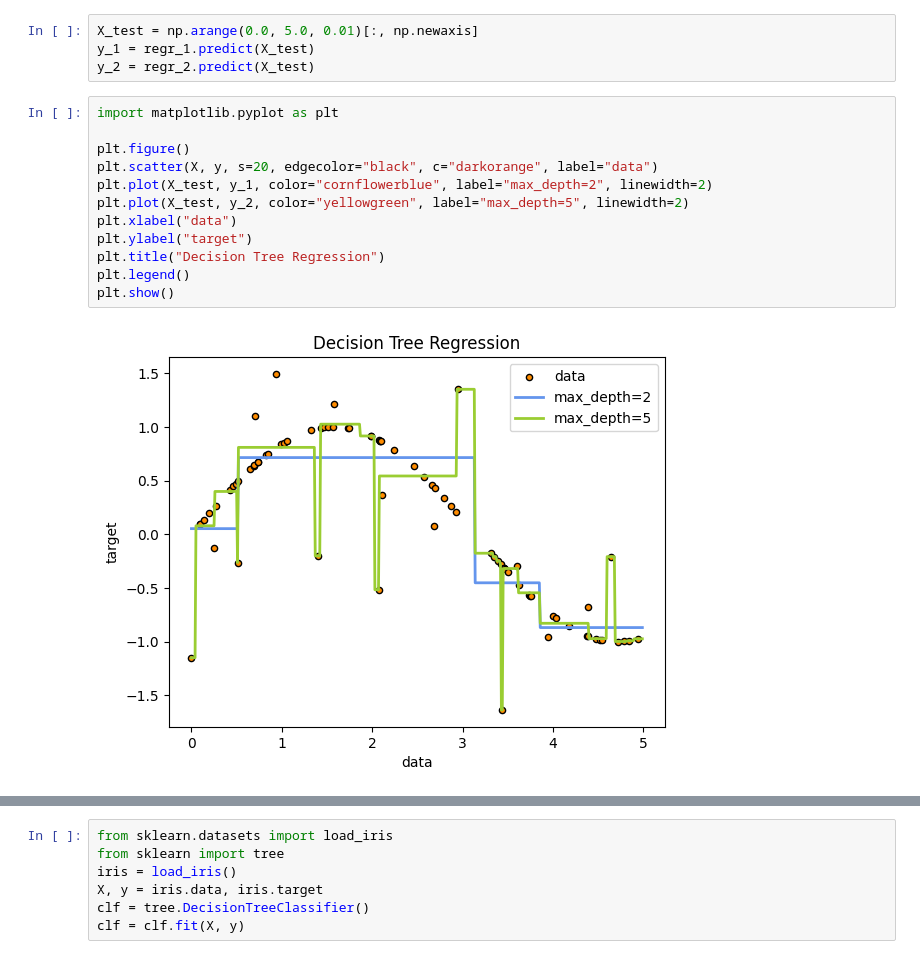
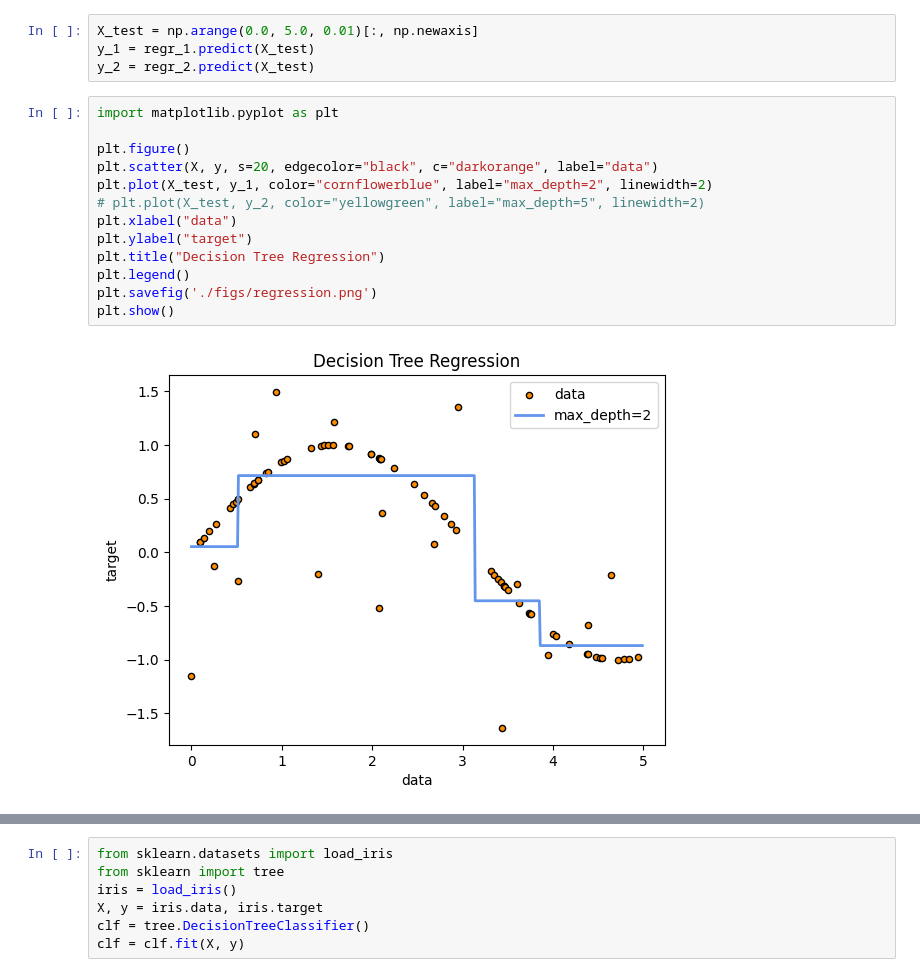
Before and after one commit to ptresson/rf_presentation, a Jupyter notebook: decision_trees.ipynb, the cells around one changed output, grey strips where cells are left out. Drawn from its saved outputs; the diff is of its cells as text.

Commit message:
regression trees

```diff
--- a/decision_trees.ipynb
+++ b/decision_trees.ipynb
@@ -24,14 +24,15 @@ y_2 = regr_2.predict(X_test)
 # %%
 import matplotlib.pyplot as plt
 
 plt.figure()
 plt.scatter(X, y, s=20, edgecolor="black", c="darkorange", label="data")
 plt.plot(X_test, y_1, color="cornflowerblue", label="max_depth=2", linewidth=2)
-plt.plot(X_test, y_2, color="yellowgreen", label="max_depth=5", linewidth=2)
+# plt.plot(X_test, y_2, color="yellowgreen", label="max_depth=5", linewidth=2)
 plt.xlabel("data")
 plt.ylabel("target")
 plt.title("Decision Tree Regression")
 plt.legend()
+plt.savefig('./figs/regression.png')
 plt.show()
 # %% [output]
-[figure, old version]
+[figure, new version]
```
Also changed, not shown: parts of 1 cell of this notebook, 4 other files.
